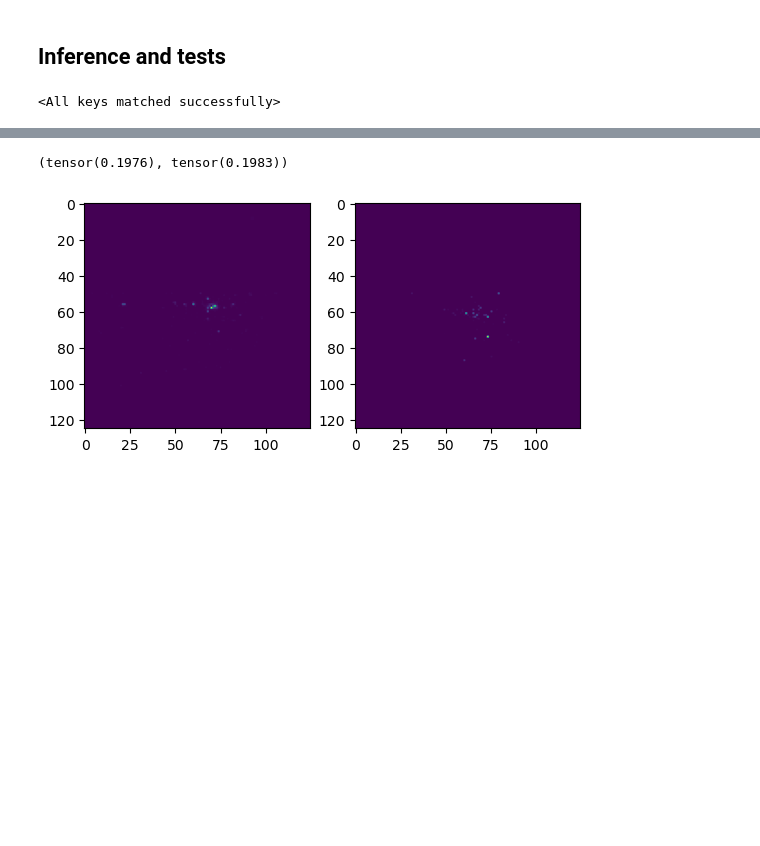
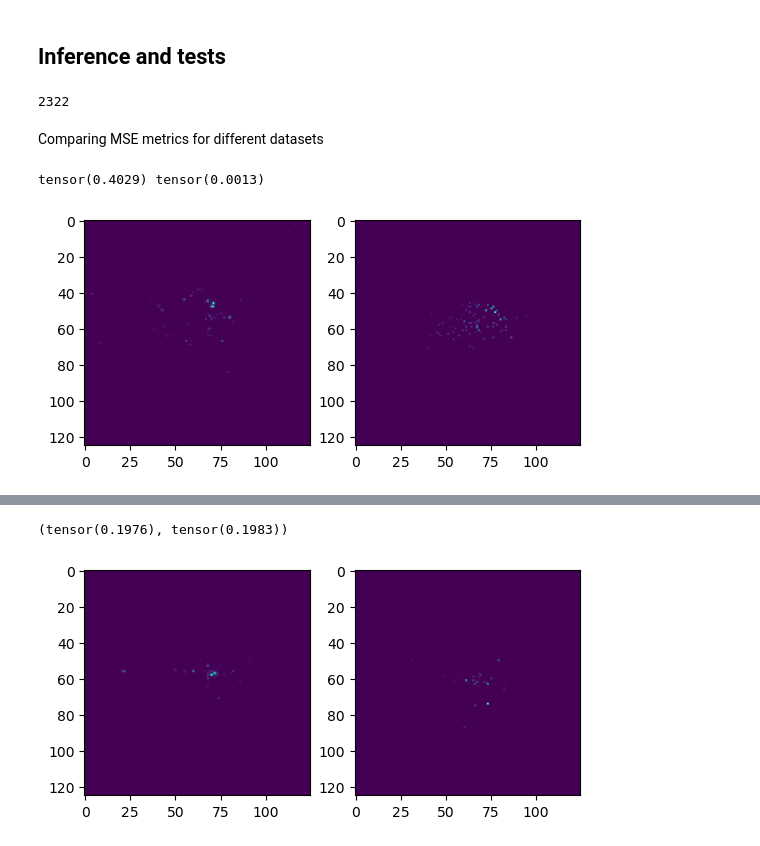
Before and after one commit to dinesh110598/Quark_Gluon_data, a Jupyter notebook: explore.ipynb, the cells around one changed output, grey strips where cells are left out. Saved outputs shown, nothing was run; the diff lists cells and outputs as text; code cells hidden in the pictures; blank space fills up the shorter version.

Commit message:
Complete report

```diff
--- a/explore.ipynb
+++ b/explore.ipynb
@@ -123,7 +132,7 @@ def reconstruct_img2(Y, mask):
 
     return ecal
 
-def loss_infer2(net, X, A, mask):
+def loss_infer2(net, X, A, mask, periodic=True):
     """
     Inference loss function
     """
@@ -132,10 +141,25 @@ def loss_infer2(net, X, A, mask):
     # Convert back to image
     ecal = reconstruct_img2(Y, mask)
 
-    mse = torch.nn.MSELoss()
-    return mse(X, Y), ecal, A2
+    # Make xhits compatible with periodic boundary
+    if periodic:
+        X_xhit = X[:, :, 0]
+        Y_xhit = Y[:, :, 0]
+        flag1 = (X_xhit - Y_xhit).abs() > 0.5
+        flag2 = X_xhit < 0.5
+
+        X_xhit[torch.logical_and(flag1, flag2)] += 1.
+        X_xhit[torch.logical_and(flag1, torch.logical_not(flag2))] -= 1.
+    else:
+        X_xhit = X[:, :, 0]
+
+    mse_xhit = torch.nn.MSELoss()(X_xhit, Y[:, :, 0])
+    mse_yhit = torch.nn.MSELoss()(X[:, :, 1], Y[:, :, 1])
+    mse_hit = mse_xhit + mse_yhit
+
+    mse_ener = torch.nn.MSELoss()(X[:, :, 2], Y[:, :, 2])
+
+    return mse_hit, mse_ener, ecal, A2
 # %%
 net = GraphVAE(400, 3)
-net.load_state_dict(torch.load("Saves/ecal_ep_60_angle.pth"))
+# net.load_state_dict(torch.load("Saves/ecal_ep_60_angle.pth"))
-# %% [output]
-<All keys matched successfully>
@@ -145 +166,32 @@ data_loader = torch.utils.data.DataLoader(dataset, 200, True)
+# %%
+np.random.randint(5000)
+# %% [output]
+2322
+# %% [markdown]
+Comparing MSE metrics for different datasets
+# %%
+net.load_state_dict(torch.load("Saves/ecal_ep_60_r0.1.pth"))
+dataset = get_train_dataset(2500)
+data_loader = torch.utils.data.DataLoader(dataset, 2500, True)
+
+for (X, NL, mask) in data_loader:
+    X = X
+    A = eval_A(NL.int()) * mask.unsqueeze(2)
+    mask = mask
+    with torch.no_grad():
+        # Original samples
+        img1 = reconstruct_img2(X, mask)
+        # VAE-generated samples
+        mse_hit_flat, mse_ener_flat, img2, A2 = loss_infer2(net, X, A, mask, False)
+print(mse_hit_flat, mse_ener_flat)
+
+idx = np.random.randint(2500)
+fig, ax = plt.subplots(1, 2)
+ax[0].imshow(img1[idx])
+ax[1].imshow((img2[idx]+1e-3))
+plt.show()
+fig.savefig('Report/Plots/Flat_quark_train.pdf')
+# %% [output]
+tensor(0.4029) tensor(0.0013)
+[figure, added]
 # %%
```
Also changed, not shown: parts of 18 cells of this notebook, 8 other files.
